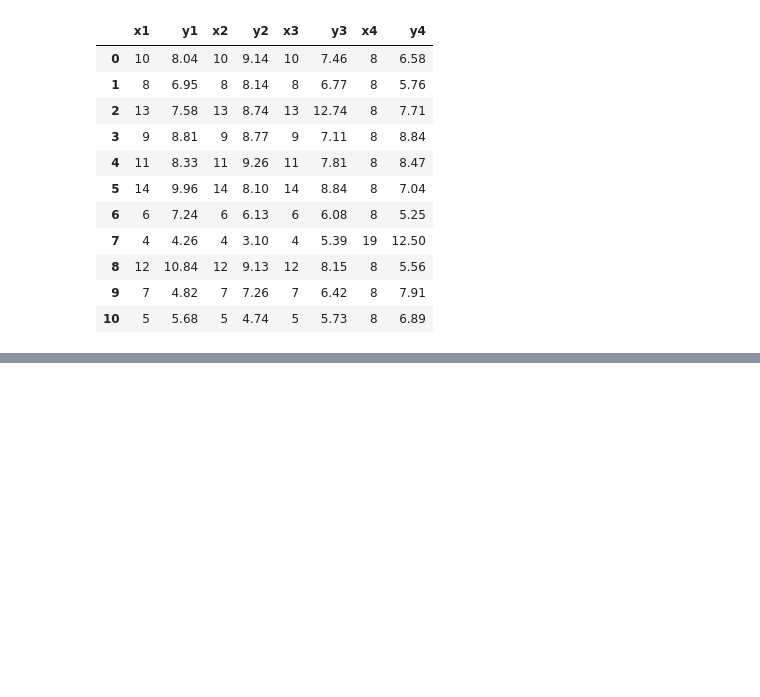
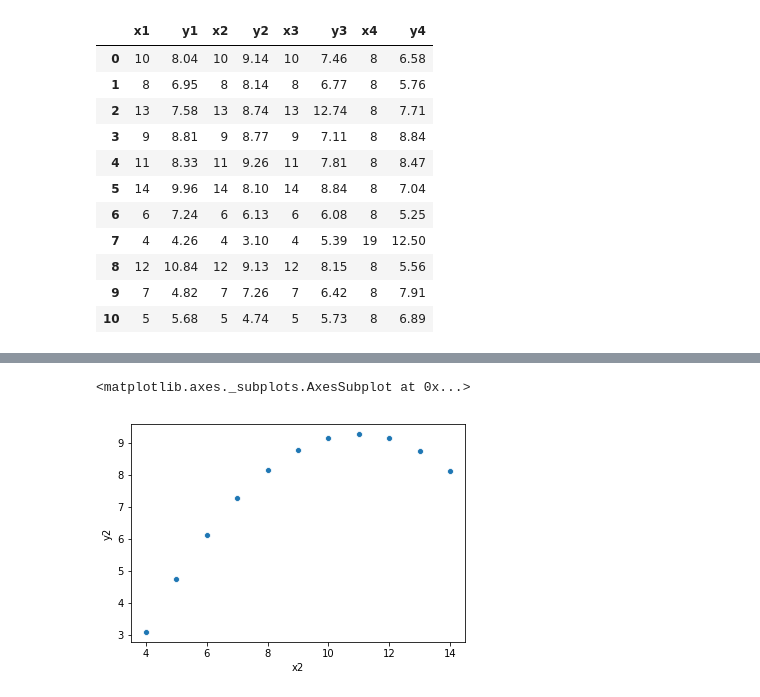
Before and after one commit to beccycole/anscombe-1, a Jupyter notebook: anscombe.ipynb, the cells around one changed output, grey strips where cells are left out. Saved outputs shown, nothing was run; the diff lists cells and outputs as text; code cells hidden in the pictures; blank space fills up the shorter version.

```diff
--- a/anscombe.ipynb
+++ b/anscombe.ipynb
@@ -27,0 +50,6 @@ df
+# %%
+# Plot x2 vs y2.
+sns.scatterplot(x="x2", y="y2", data=df)
+# %% [output]
+<matplotlib.axes._subplots.AxesSubplot at 0x...>
+[figure, added]
```
Also changed, not shown: parts of 9 cells of this notebook.
